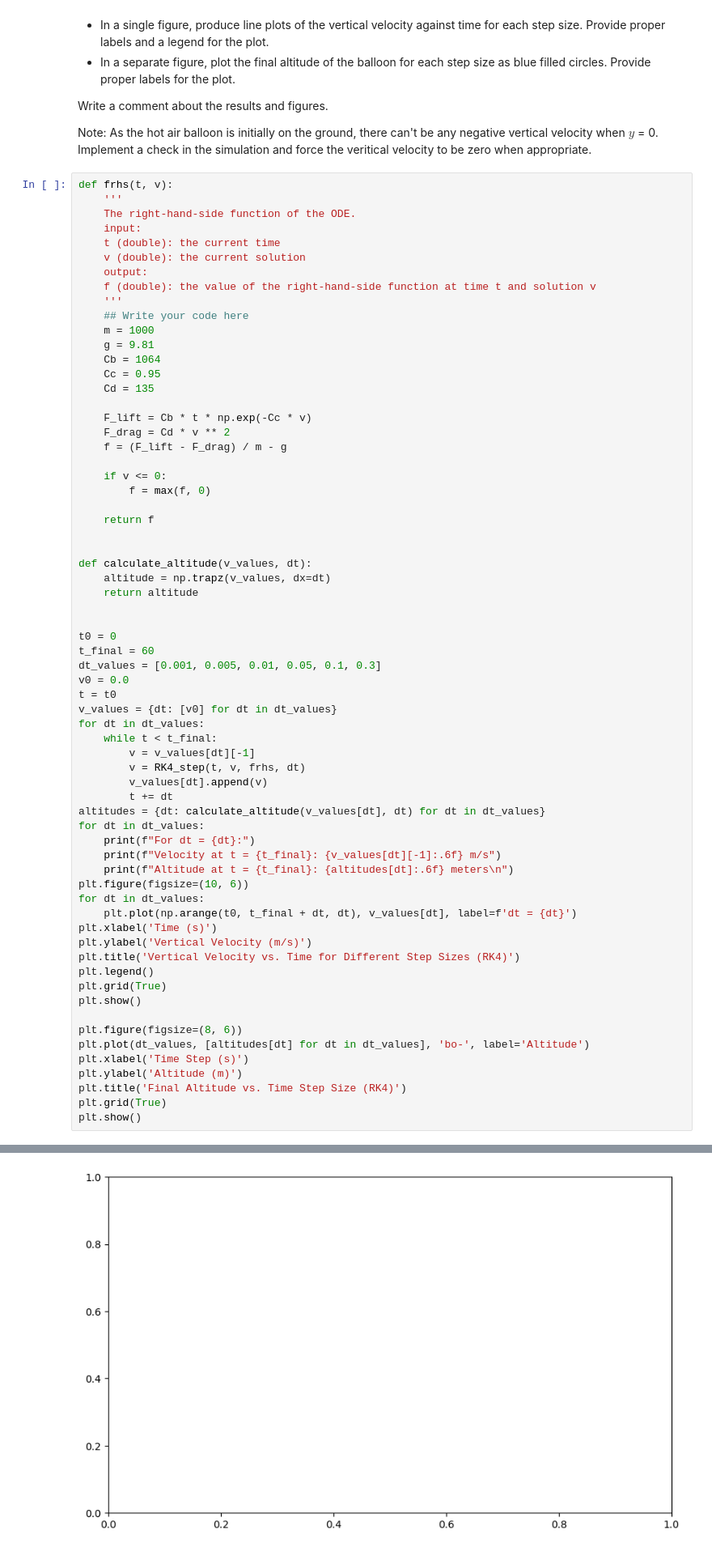
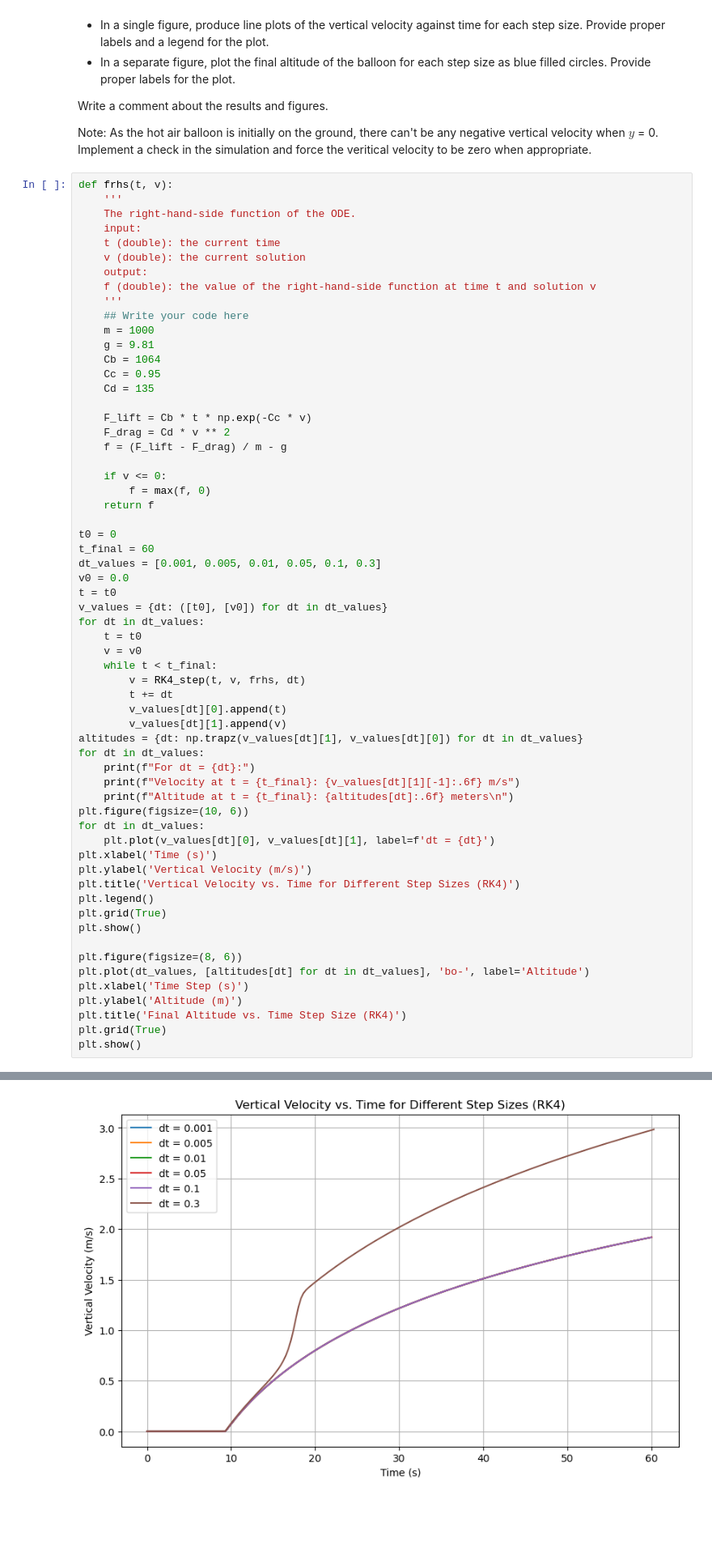
Before and after one commit to zsx2034/homework, a Jupyter notebook: lab04_question_v1.3-前三题.ipynb, the cells around one changed output, grey strips where cells are left out. Shown at 81% size. Drawn from its saved outputs; the diff is of its cells as text; blank space fills up the shorter version.

```diff
--- a/lab04_question_v1.3-前三题.ipynb
+++ b/lab04_question_v1.3-前三题.ipynb
@@ -139,35 +139,30 @@ def frhs(t, v):
 
     if v <= 0:
         f = max(f, 0)
-
     return f
-
-
-def calculate_altitude(v_values, dt):
-    altitude = np.trapz(v_values, dx=dt)
-    return altitude
-
 
 t0 = 0
 t_final = 60
 dt_values = [0.001, 0.005, 0.01, 0.05, 0.1, 0.3]
 v0 = 0.0
 t = t0
-v_values = {dt: [v0] for dt in dt_values}
+v_values = {dt: ([t0], [v0]) for dt in dt_values}
 for dt in dt_values:
+    t = t0
+    v = v0
     while t < t_final:
-        v = v_values[dt][-1]
         v = RK4_step(t, v, frhs, dt)
-        v_values[dt].append(v)
         t += dt
-altitudes = {dt: calculate_altitude(v_values[dt], dt) for dt in dt_values}
+        v_values[dt][0].append(t)
+        v_values[dt][1].append(v)
+altitudes = {dt: np.trapz(v_values[dt][1], v_values[dt][0]) for dt in dt_values}
 for dt in dt_values:
     print(f"For dt = {dt}:")
-    print(f"Velocity at t = {t_final}: {v_values[dt][-1]:.6f} m/s")
+    print(f"Velocity at t = {t_final}: {v_values[dt][1][-1]:.6f} m/s")
     print(f"Altitude at t = {t_final}: {altitudes[dt]:.6f} meters\n")
 plt.figure(figsize=(10, 6))
 for dt in dt_values:
-    plt.plot(np.arange(t0, t_final + dt, dt), v_values[dt], label=f'dt = {dt}')
+    plt.plot(v_values[dt][0], v_values[dt][1], label=f'dt = {dt}')
 plt.xlabel('Time (s)')
 plt.ylabel('Vertical Velocity (m/s)')
 plt.title('Vertical Velocity vs. Time for Different Step Sizes (RK4)')
@@ -204 +198 @@ ValueError: x and y must have same first dimension, but have shapes (60001,) and
-[figure, old version]
+[figure, new version]
```
Also changed, not shown: parts of 5 cells of this notebook.
